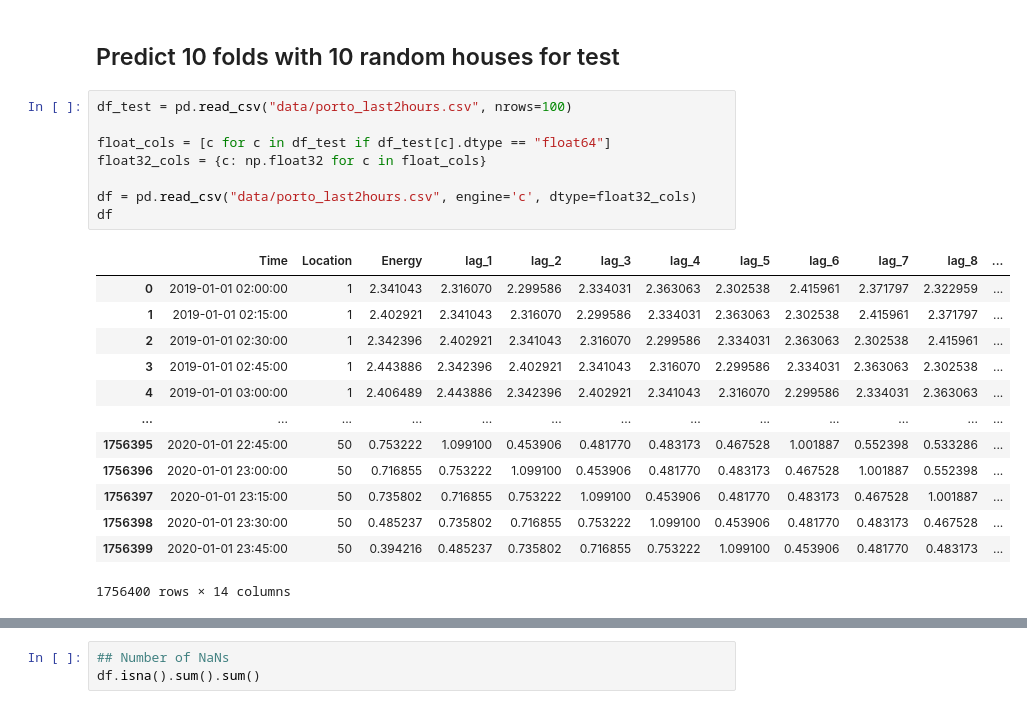
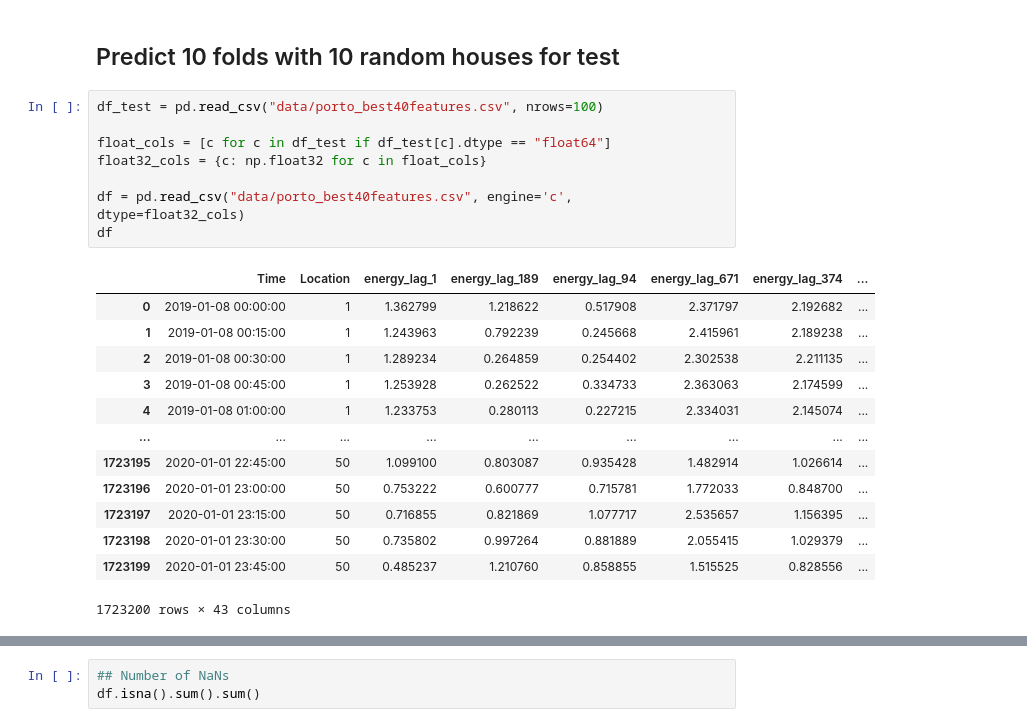
Before and after one commit to franciscomonteiro85/rec-energy-prediction-algorithm, a Jupyter notebook: Algorithms_Porto.ipynb, the cells around one changed output, grey strips where cells are left out. Saved outputs shown, nothing was run; the diff lists cells and outputs as text.

```diff
--- a/Algorithms_Porto.ipynb
+++ b/Algorithms_Porto.ipynb
@@ -226,24 +228,24 @@ df_new.to_csv("data/porto_last2hours.csv", index=False)
 # %% [markdown]
 ## Predict  10 folds with 10 random houses for test
 # %%
-df_test = pd.read_csv("data/porto_last2hours.csv", nrows=100)
+df_test = pd.read_csv("data/porto_best40features.csv", nrows=100)
 
 float_cols = [c for c in df_test if df_test[c].dtype == "float64"]
 float32_cols = {c: np.float32 for c in float_cols}
 
-df = pd.read_csv("data/porto_last2hours.csv", engine='c', dtype=float32_cols)
+df = pd.read_csv("data/porto_best40features.csv", engine='c', dtype=float32_cols)
 df
 # %% [output]
-|  | Time | Location | Energy | lag_1 | lag_2 | lag_3 | lag_4 | lag_5 | lag_6 | lag_7 | lag_8 | ... |
-| 0 | 2019-01-01 02:00:00 | 1 | 2.341043 | 2.316070 | 2.299586 | 2.334031 | 2.363063 | 2.302538 | 2.415961 | 2.371797 | 2.322959 | ... |
-| 1 | 2019-01-01 02:15:00 | 1 | 2.402921 | 2.341043 | 2.316070 | 2.299586 | 2.334031 | 2.363063 | 2.302538 | 2.415961 | 2.371797 | ... |
-| 2 | 2019-01-01 02:30:00 | 1 | 2.342396 | 2.402921 | 2.341043 | 2.316070 | 2.299586 | 2.334031 | 2.363063 | 2.302538 | 2.415961 | ... |
-| 3 | 2019-01-01 02:45:00 | 1 | 2.443886 | 2.342396 | 2.402921 | 2.341043 | 2.316070 | 2.299586 | 2.334031 | 2.363063 | 2.302538 | ... |
-| 4 | 2019-01-01 03:00:00 | 1 | 2.406489 | 2.443886 | 2.342396 | 2.402921 | 2.341043 | 2.316070 | 2.299586 | 2.334031 | 2.363063 | ... |
-| ... | ... | ... | ... | ... | ... | ... | ... | ... | ... | ... | ... | ... |
-| 1756395 | 2020-01-01 22:45:00 | 50 | 0.753222 | 1.099100 | 0.453906 | 0.481770 | 0.483173 | 0.467528 | 1.001887 | 0.552398 | 0.533286 | ... |
-| 1756396 | 2020-01-01 23:00:00 | 50 | 0.716855 | 0.753222 | 1.099100 | 0.453906 | 0.481770 | 0.483173 | 0.467528 | 1.001887 | 0.552398 | ... |
-| 1756397 | 2020-01-01 23:15:00 | 50 | 0.735802 | 0.716855 | 0.753222 | 1.099100 | 0.453906 | 0.481770 | 0.483173 | 0.467528 | 1.001887 | ... |
-| 1756398 | 2020-01-01 23:30:00 | 50 | 0.485237 | 0.735802 | 0.716855 | 0.753222 | 1.099100 | 0.453906 | 0.481770 | 0.483173 | 0.467528 | ... |
-| 1756399 | 2020-01-01 23:45:00 | 50 | 0.394216 | 0.485237 | 0.735802 | 0.716855 | 0.753222 | 1.099100 | 0.453906 | 0.481770 | 0.483173 | ... |
+|  | Time | Location | energy_lag_1 | energy_lag_189 | energy_lag_94 | energy_lag_671 | energy_lag_374 | ... |
+| 0 | 2019-01-08 00:00:00 | 1 | 1.362799 | 1.218622 | 0.517908 | 2.371797 | 2.192682 | ... |
+| 1 | 2019-01-08 00:15:00 | 1 | 1.243963 | 0.792239 | 0.245668 | 2.415961 | 2.189238 | ... |
+| 2 | 2019-01-08 00:30:00 | 1 | 1.289234 | 0.264859 | 0.254402 | 2.302538 | 2.211135 | ... |
+| 3 | 2019-01-08 00:45:00 | 1 | 1.253928 | 0.262522 | 0.334733 | 2.363063 | 2.174599 | ... |
+| 4 | 2019-01-08 01:00:00 | 1 | 1.233753 | 0.280113 | 0.227215 | 2.334031 | 2.145074 | ... |
+| ... | ... | ... | ... | ... | ... | ... | ... | ... |
+| 1723195 | 2020-01-01 22:45:00 | 50 | 1.099100 | 0.803087 | 0.935428 | 1.482914 | 1.026614 | ... |
+| 1723196 | 2020-01-01 23:00:00 | 50 | 0.753222 | 0.600777 | 0.715781 | 1.772033 | 0.848700 | ... |
+| 1723197 | 2020-01-01 23:15:00 | 50 | 0.716855 | 0.821869 | 1.077717 | 2.535657 | 1.156395 | ... |
+| 1723198 | 2020-01-01 23:30:00 | 50 | 0.735802 | 0.997264 | 0.881889 | 2.055415 | 1.029379 | ... |
+| 1723199 | 2020-01-01 23:45:00 | 50 | 0.485237 | 1.210760 | 0.858855 | 1.515525 | 0.828556 | ... |
-1756400 rows × 14 columns
+1723200 rows × 43 columns
```
Also changed, not shown: parts of 21 cells of this notebook, 8 other files.
